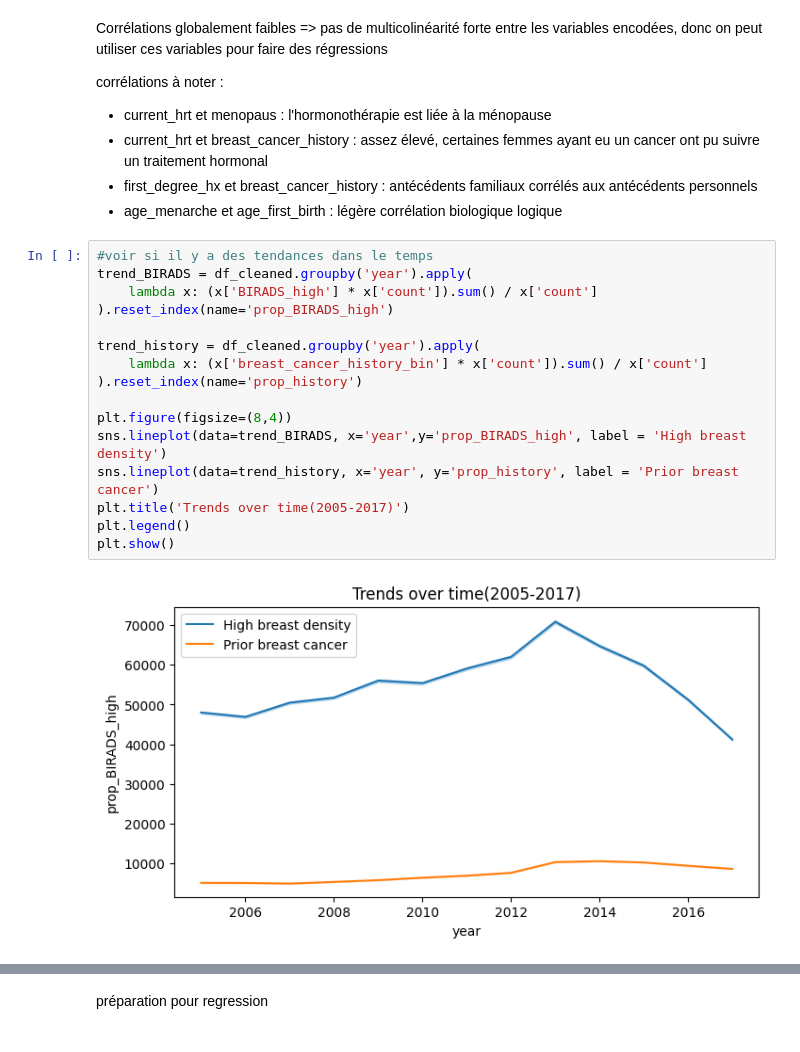
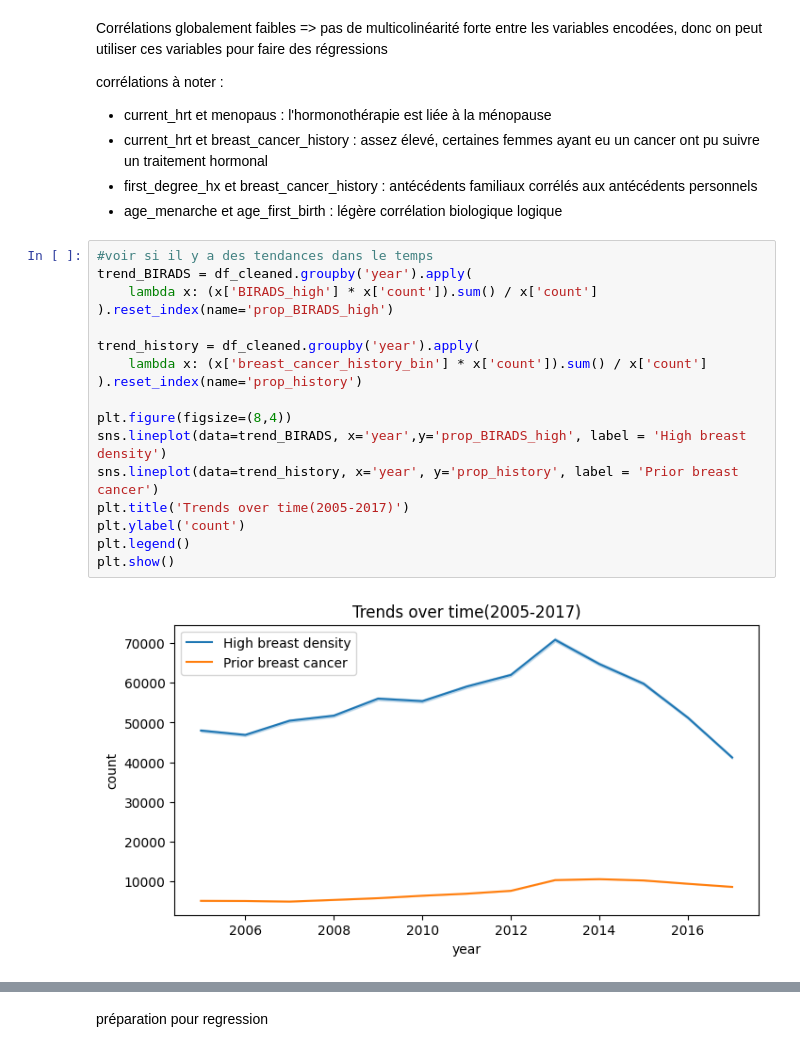
Before and after one commit to Valentinekrafft/projet-breast-cancer, a Jupyter notebook: datascience_project_breastcancer_v7_reg.ipynb, the cells around one changed output, grey strips where cells are left out. Cells and saved outputs as stored; diff of their text form.

```diff
--- a/datascience_project_breastcancer_v7_reg.ipynb
+++ b/datascience_project_breastcancer_v7_reg.ipynb
@@ -437,21 +359,22 @@ corrélations à noter :
 # %%
 #voir si il y a des tendances dans le temps
 trend_BIRADS = df_cleaned.groupby('year').apply(
     lambda x: (x['BIRADS_high'] * x['count']).sum() / x['count']
 ).reset_index(name='prop_BIRADS_high')
 
 trend_history = df_cleaned.groupby('year').apply(
     lambda x: (x['breast_cancer_history_bin'] * x['count']).sum() / x['count']
 ).reset_index(name='prop_history')
 
 plt.figure(figsize=(8,4))
 sns.lineplot(data=trend_BIRADS, x='year',y='prop_BIRADS_high', label = 'High breast density')
 sns.lineplot(data=trend_history, x='year', y='prop_history', label = 'Prior breast cancer')
 plt.title('Trends over time(2005-2017)')
+plt.ylabel('count')
 plt.legend()
 plt.show()
 # %% [output]
-[figure, old version]
+[figure, new version]
 # %%
 from google.colab import files
 
```
Also changed, not shown: parts of 17 cells of this notebook.
